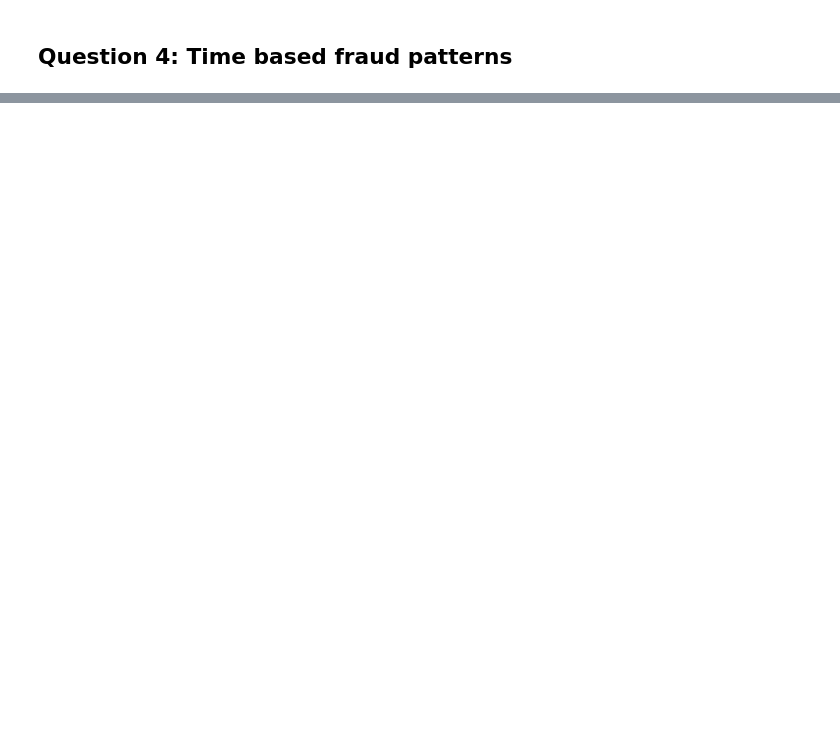
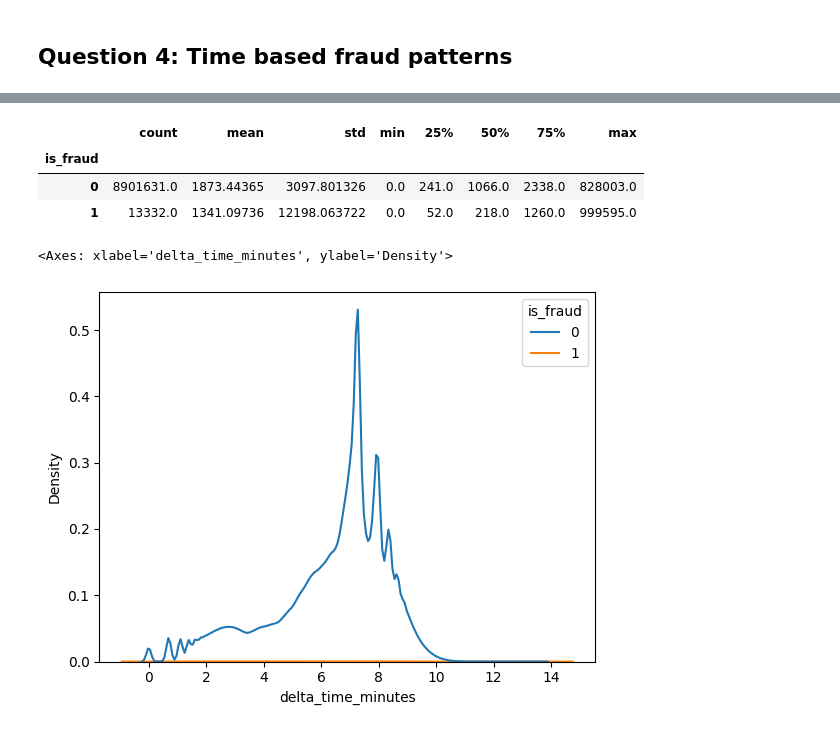
Before and after one commit to nandnii/Fraud-Transactions, a Jupyter notebook: Fraud Transactions.ipynb, the cells around one changed output, grey strips where cells are left out. Cells and saved outputs as stored; diff of their text form; code cells hidden in the pictures; blank space fills up the shorter version.

Commit message:
Kaggle Notebook | Fraud Transactions | Trained twice

```diff
--- a/Fraud Transactions.ipynb
+++ b/Fraud Transactions.ipynb
@@ -870,4 +874,4 @@ df.head(30)
 | 159757 | 7759729 | 2010-03-14 06:32:00 | 1362 | 0 | 57.00 | Swipe Transaction | 61195 | Burke | VA | ... |
 # %%
 df['delta_time_minutes'] = df.groupby('card_id')['date'].diff().dt.total_seconds() / 60
-df
+df['delta_time_minutes'].fillna(0, inplace = True)
@@ -887,0 +878,16 @@ df
+# %%
+df.groupby('is_fraud')['delta_time_minutes'].describe()
+# %% [output]
+|  | count | mean | std | min | 25% | 50% | 75% | max |
+| is_fraud |  |  |  |  |  |  |  |  |
+| 0 | 8901631.0 | 1873.44365 | 3097.801326 | 0.0 | 241.0 | 1066.0 | 2338.0 | 828003.0 |
+| 1 | 13332.0 | 1341.09736 | 12198.063722 | 0.0 | 52.0 | 218.0 | 1260.0 | 999595.0 |
+# %%
+sns.kdeplot(
+    data=df[df['delta_time_minutes'].notna()],
+    x=np.log1p(df['delta_time_minutes']),
+    hue='is_fraud'
+)
+# %% [output]
+<Axes: xlabel='delta_time_minutes', ylabel='Density'>
+[figure, added]
```
Also changed, not shown: parts of 37 cells of this notebook.
